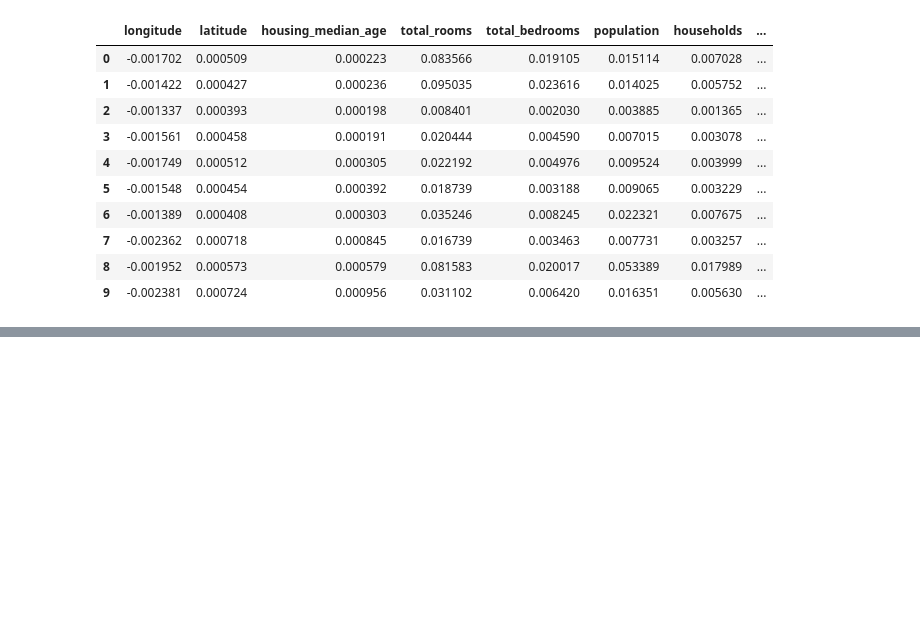
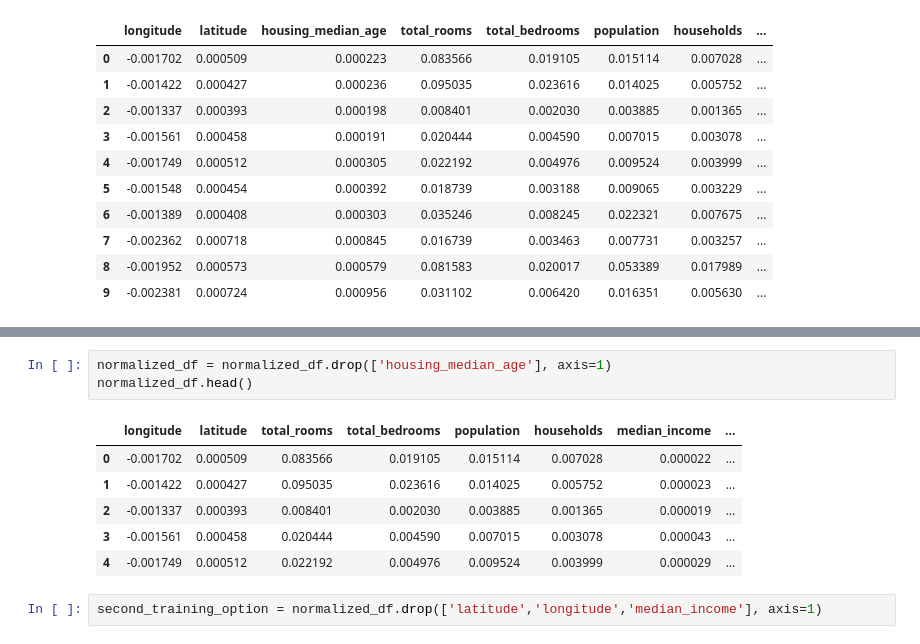
Before and after one commit to Abtinz/ArtificialNeuralNetworks-CI, a Jupyter notebook: California_project_task_1.ipynb, the cells around one changed output, grey strips where cells are left out. Saved outputs shown, nothing was run; the diff lists cells and outputs as text; blank space fills up the shorter version.

```diff
--- a/California_project_task_1.ipynb
+++ b/California_project_task_1.ipynb
@@ -104,0 +107,12 @@ for col in df.columns:
+# %%
+normalized_df = normalized_df.drop(['housing_median_age'], axis=1)
+normalized_df.head()
+# %% [output]
+|  | longitude | latitude | total_rooms | total_bedrooms | population | households | median_income | ... |
+| 0 | -0.001702 | 0.000509 | 0.083566 | 0.019105 | 0.015114 | 0.007028 | 0.000022 | ... |
+| 1 | -0.001422 | 0.000427 | 0.095035 | 0.023616 | 0.014025 | 0.005752 | 0.000023 | ... |
+| 2 | -0.001337 | 0.000393 | 0.008401 | 0.002030 | 0.003885 | 0.001365 | 0.000019 | ... |
+| 3 | -0.001561 | 0.000458 | 0.020444 | 0.004590 | 0.007015 | 0.003078 | 0.000043 | ... |
+| 4 | -0.001749 | 0.000512 | 0.022192 | 0.004976 | 0.009524 | 0.003999 | 0.000029 | ... |
+# %%
+second_training_option = normalized_df.drop(['latitude','longitude','median_income'], axis=1)
```
Also changed, not shown: parts of 4 cells of this notebook, 1 other file.
